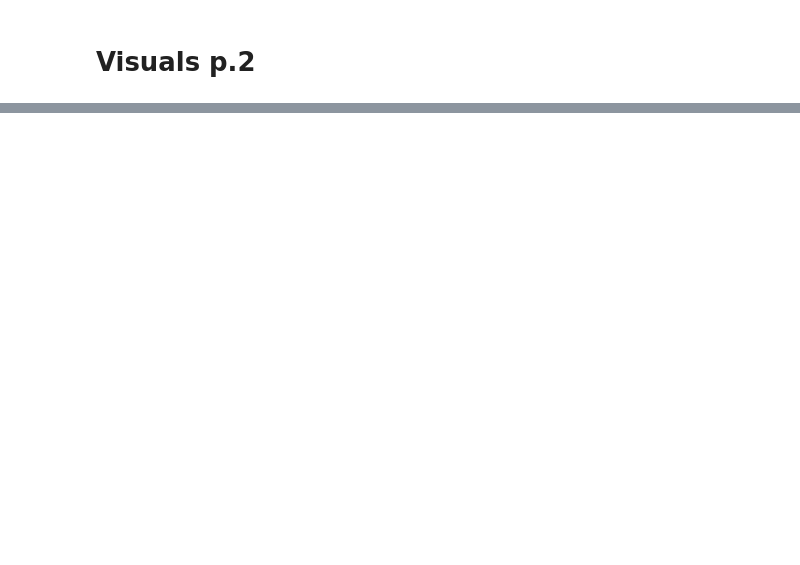
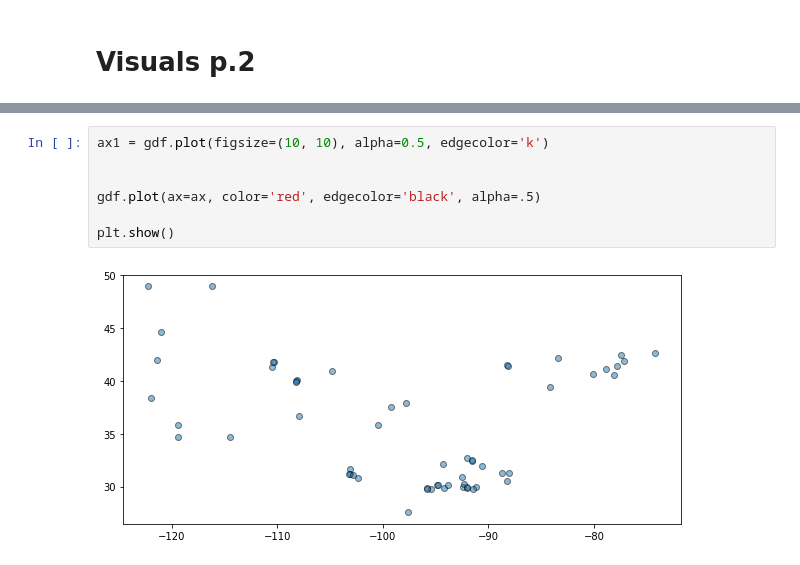
Before and after one commit to Jonny-T87/Oil_Gas_Utility, a Jupyter notebook: Natural_Gas_Market_Hubs_Visuals.ipynb, the cells around one changed output, grey strips where cells are left out. Saved outputs shown, nothing was run; the diff lists cells and outputs as text; blank space fills up the shorter version.

```diff
--- a/Natural_Gas_Market_Hubs_Visuals.ipynb
+++ b/Natural_Gas_Market_Hubs_Visuals.ipynb
@@ -244,3 +254,12 @@ america = world[world['continent'] =='North America']
 america.explore()
 # %% [output]
 [interactive output not drawn]
+# %%
+ax1 = gdf.plot(figsize=(10, 10), alpha=0.5, edgecolor='k')
+
+
+gdf.plot(ax=ax, color='red', edgecolor='black', alpha=.5)
+
+plt.show()
+# %% [output]
+[figure, added]
```
Also changed, not shown: parts of 7 cells of this notebook, 1 other file.
